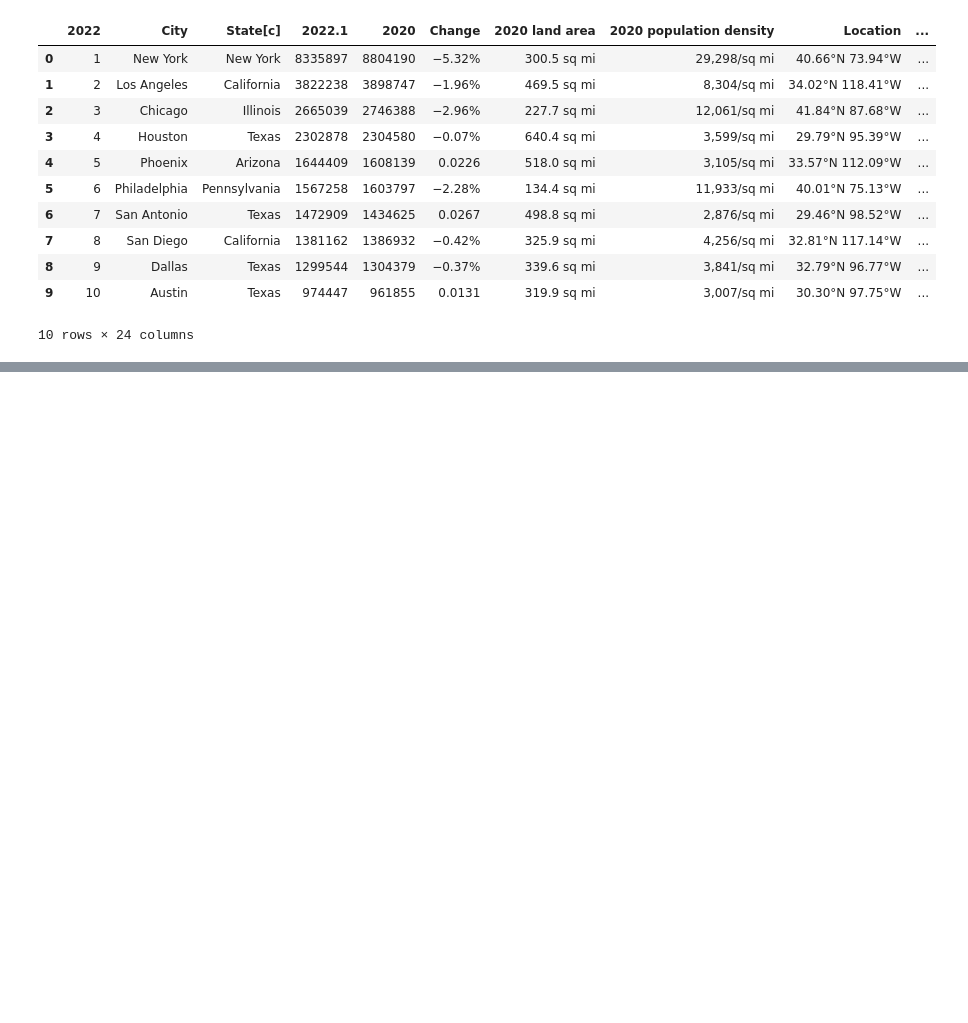
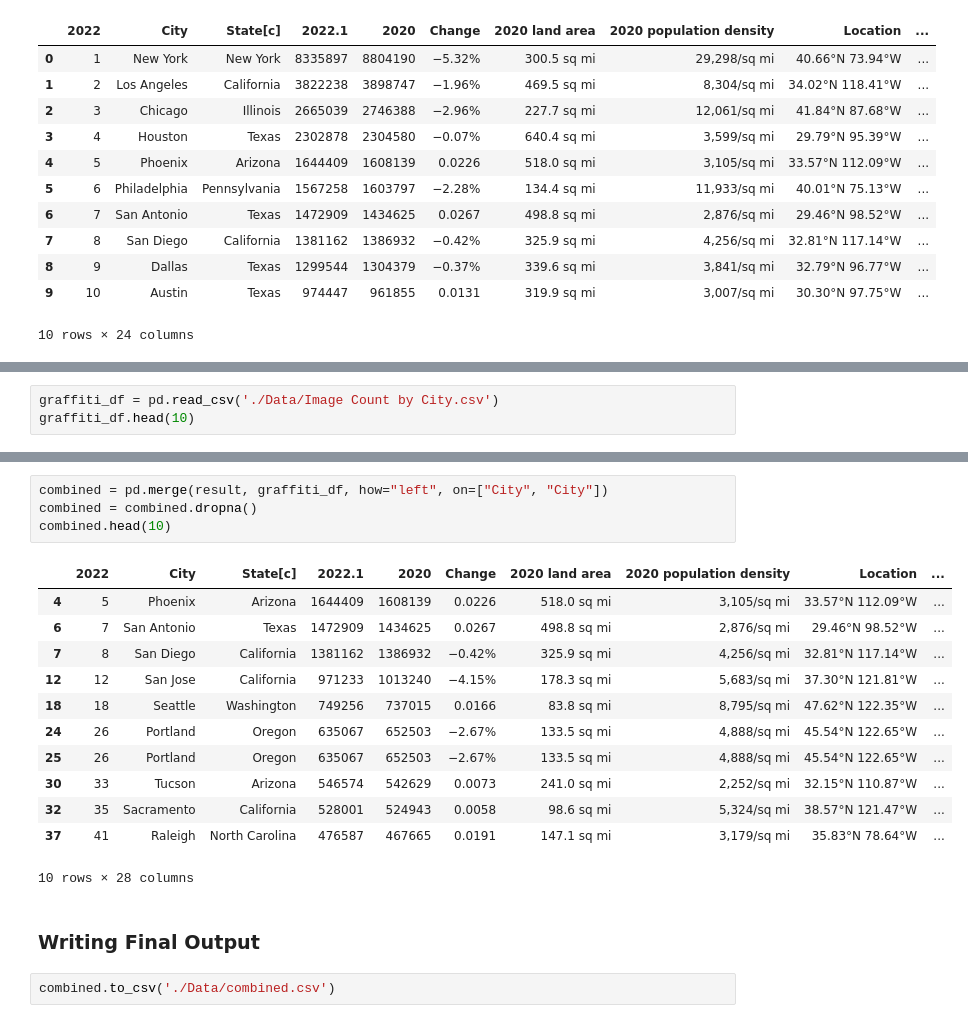
Before and after one commit to pinstripezebra/graffiti_dashboard, a Jupyter notebook: Data-Clean.ipynb, the cells around one changed output, grey strips where cells are left out. Saved outputs shown, nothing was run; the diff lists cells and outputs as text; blank space fills up the shorter version.

Commit message:
first data clean script done

```diff
--- a/test.ipynb
+++ b/Data-Clean.ipynb
@@ -102,0 +113,3 @@ result.head(10)
+# %%
+graffiti_df = pd.read_csv('./Data/Image Count by City.csv')
+graffiti_df.head(10)
@@ -102,0 +128,21 @@ result.head(10)
+# %%
+combined = pd.merge(result, graffiti_df, how="left", on=["City", "City"])
+combined = combined.dropna()
+combined.head(10)
+# %% [output]
+|  | 2022 | City | State[c] | 2022.1 | 2020 | Change | 2020 land area | 2020 population density | Location | ... |
+| 4 | 5 | Phoenix | Arizona | 1644409 | 1608139 | 0.0226 | 518.0 sq mi | 3,105/sq mi | 33.57°N 112.09°W | ... |
+| 6 | 7 | San Antonio | Texas | 1472909 | 1434625 | 0.0267 | 498.8 sq mi | 2,876/sq mi | 29.46°N 98.52°W | ... |
+| 7 | 8 | San Diego | California | 1381162 | 1386932 | −0.42% | 325.9 sq mi | 4,256/sq mi | 32.81°N 117.14°W | ... |
+| 12 | 12 | San Jose | California | 971233 | 1013240 | −4.15% | 178.3 sq mi | 5,683/sq mi | 37.30°N 121.81°W | ... |
+| 18 | 18 | Seattle | Washington | 749256 | 737015 | 0.0166 | 83.8 sq mi | 8,795/sq mi | 47.62°N 122.35°W | ... |
+| 24 | 26 | Portland | Oregon | 635067 | 652503 | −2.67% | 133.5 sq mi | 4,888/sq mi | 45.54°N 122.65°W | ... |
+| 25 | 26 | Portland | Oregon | 635067 | 652503 | −2.67% | 133.5 sq mi | 4,888/sq mi | 45.54°N 122.65°W | ... |
+| 30 | 33 | Tucson | Arizona | 546574 | 542629 | 0.0073 | 241.0 sq mi | 2,252/sq mi | 32.15°N 110.87°W | ... |
+| 32 | 35 | Sacramento | California | 528001 | 524943 | 0.0058 | 98.6 sq mi | 5,324/sq mi | 38.57°N 121.47°W | ... |
+| 37 | 41 | Raleigh | North Carolina | 476587 | 467665 | 0.0191 | 147.1 sq mi | 3,179/sq mi | 35.83°N 78.64°W | ... |
+10 rows × 28 columns
+# %% [markdown]
+### Writing Final Output
+# %%
+combined.to_csv('./Data/combined.csv')
```
Also changed, not shown: parts of 3 cells of this notebook.
